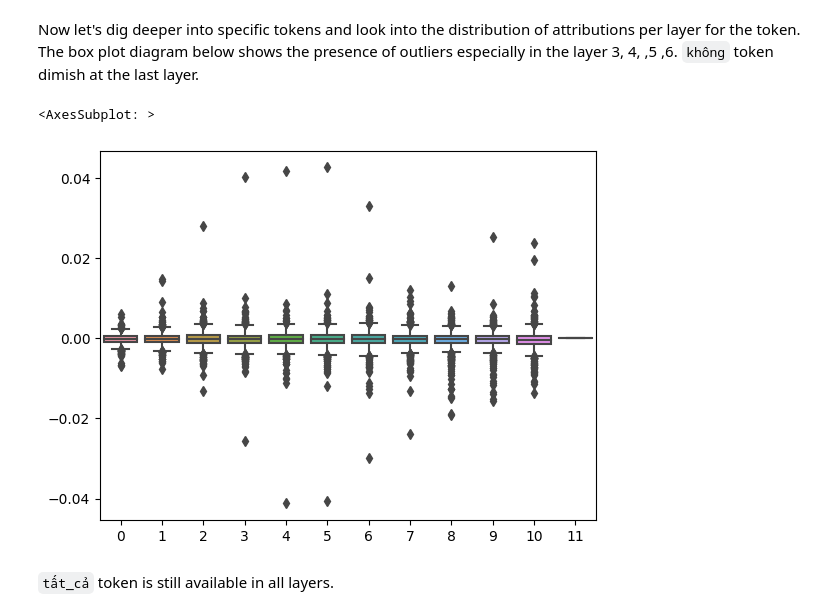
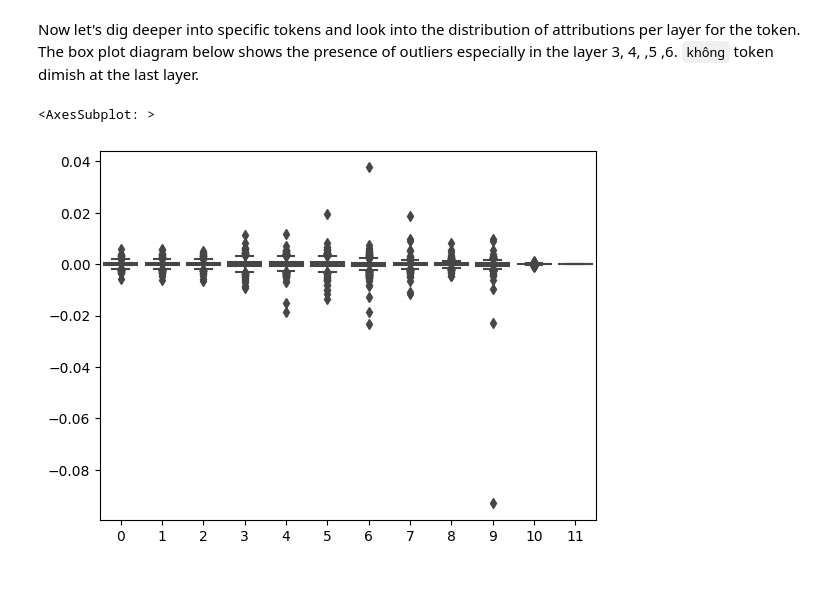
Before and after one commit to kevinkhang2909/ML-learning-journey, a Jupyter notebook: nlp/transformers_learning/captum_visual.ipynb, the cells around one changed output. Saved outputs shown, nothing was run; the diff lists cells and outputs as text; code cells hidden in the pictures; blank space fills up the shorter version.

```diff
--- a/nlp/transformers_learning/captum_visual.ipynb
+++ b/nlp/transformers_learning/captum_visual.ipynb
@@ -182,7 +182,7 @@ class XAI:
         return pd.DataFrame({'Word': top_tokens, 'Index': indices, 'Attribution': values})
 # %%
 report = pd.DataFrame()
-for i in [1, 3, 4]:
+for i in [1, 4, 3]:
     text = df['token'].values[i]
     label = df['label'].values[i]
     explain = XAI(text, label, tokenizer, model, device)
@@ -291,9 +292,7 @@ plt.show()
 # %% [markdown]
 Now let's dig deeper into specific tokens and look into the distribution of attributions per layer for the token. The box plot diagram below shows the presence of outliers especially in the layer 3, 4, ,5 ,6. `không` token dimish at the last layer.
 # %%
-sns.boxplot(data=layer_attr_dist['không'])
+sns.boxplot(data=layer_attr_dist['<unk>'])
 # %% [output]
 <AxesSubplot: >
-[figure, old version]
+[figure, new version]
-# %% [markdown]
-`tất_cả` token is still available in all layers.
```
Also changed, not shown: parts of 5 cells of this notebook, 3 other files.
